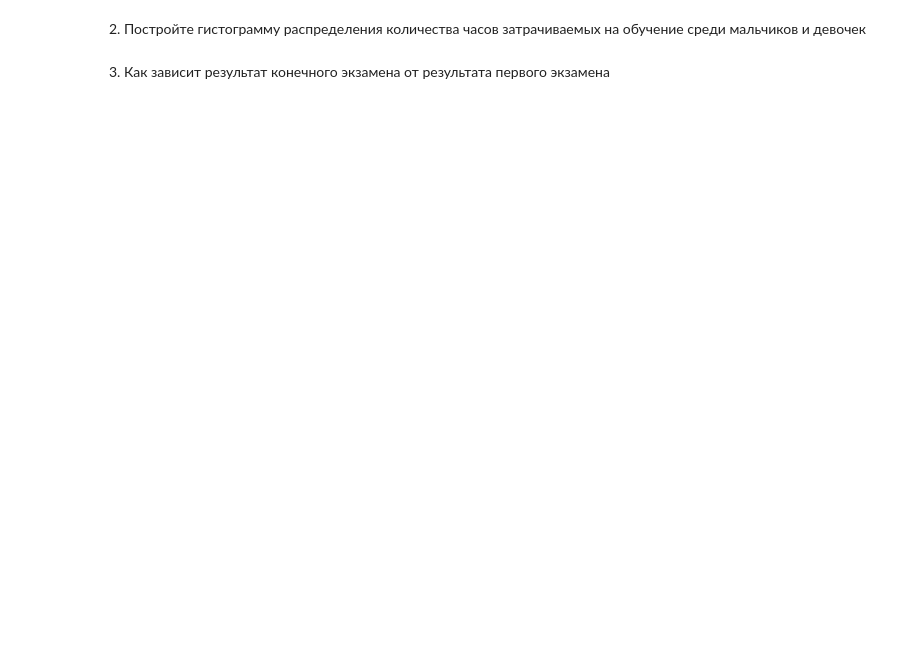
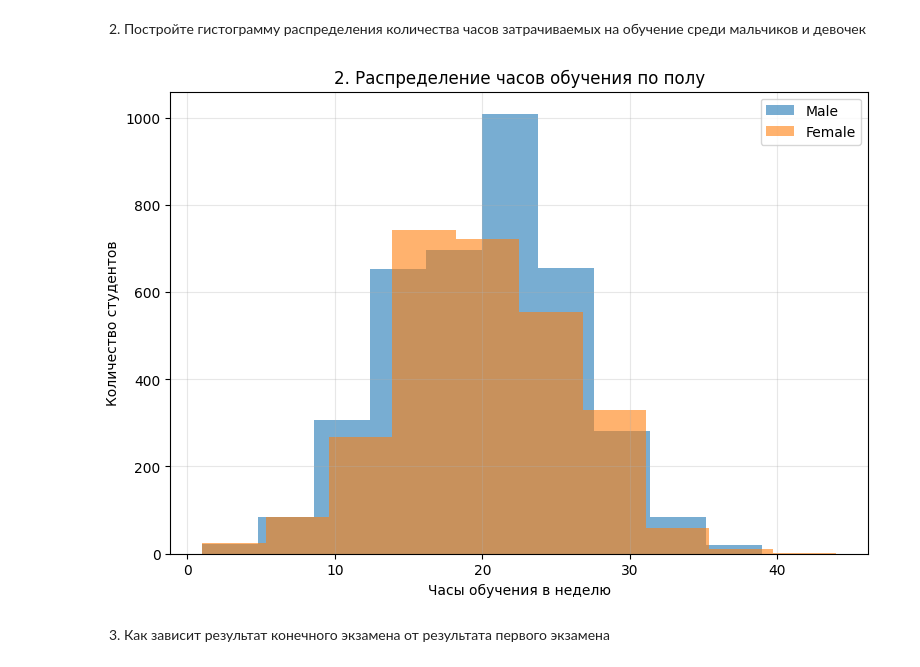
Before and after one commit to nPaBwaYT/MLLabs, a Jupyter notebook: Variant 6/Lab1-6.ipynb, the cells around one changed output. Drawn from its saved outputs; the diff is of its cells as text; code cells hidden in the pictures; blank space fills up the shorter version.

````diff
--- a/Variant 6/Lab1-6.ipynb
+++ b/Variant 6/Lab1-6.ipynb
@@ -67,4 +180,6 @@ Exam_Score - оценка на конечном экзамене
 ```
 # %%
 import pandas as pd
+# %%
+path = 'D:/Projects/MLLabs/Variant 6/student_perfomance.csv'
 # %%
@@ -98,4 +338,19 @@ import pandas as pd
 # %% [markdown]
 2. Постройте гистограмму распределения количества часов затрачиваемых на обучение среди мальчиков и девочек
+# %%
+plt.style.use('default')
+fig, axes = plt.subplots(1, 1, figsize=(9, 6))
+
+for gender in df['Gender'].unique():
+    gender_data = df[df['Gender'] == gender]['Hours_Studied']
+    axes.hist(gender_data, bins=10, alpha=0.6, label=gender)
+
+axes.set_xlabel('Часы обучения в неделю')
+axes.set_ylabel('Количество студентов')
+axes.set_title('2. Распределение часов обучения по полу')
+axes.legend()
+axes.grid(True, alpha=0.3)
+# %% [output]
+[figure, added]
 # %% [markdown]
 3. Как зависит результат конечного экзамена от результата первого экзамена
````
Also changed, not shown: parts of 29 cells of this notebook.
